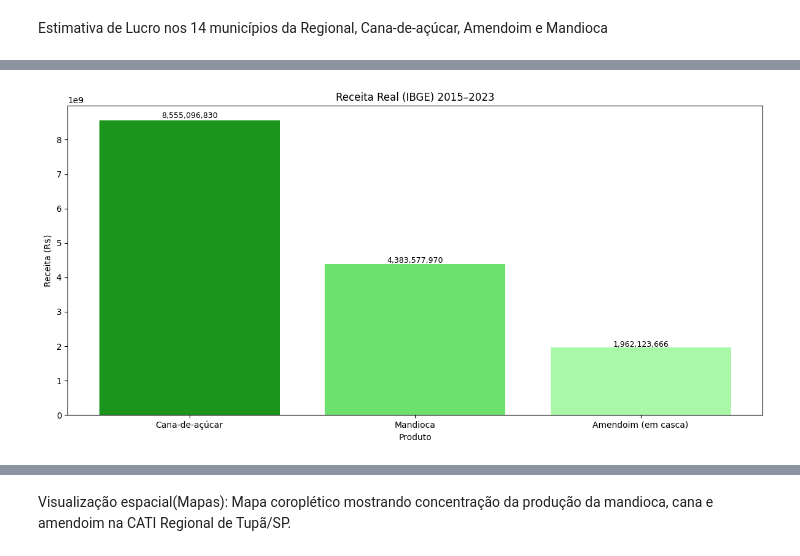
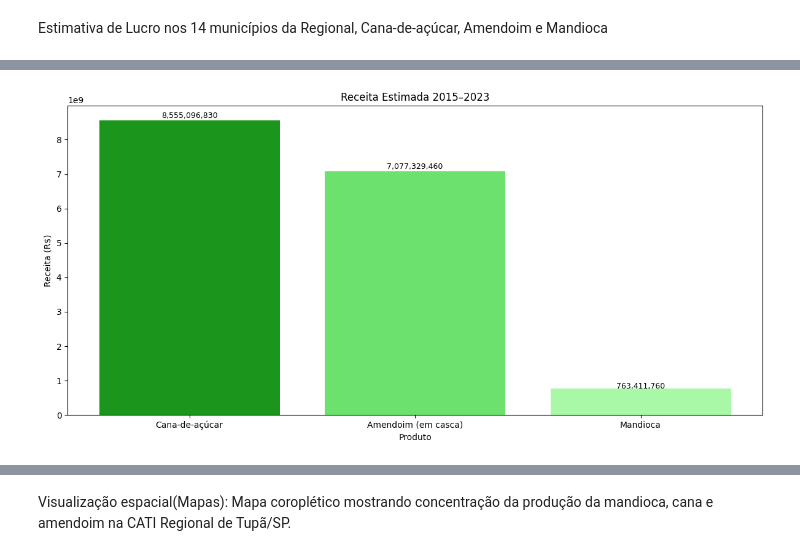
Before and after one commit to LuucasGabriel/PAM_IBGE, a Jupyter notebook: visualizando.ipynb, the cells around one changed output, grey strips where cells are left out. Cells and saved outputs as stored; diff of their text form; code cells hidden in the pictures.

```diff
--- a/visualizando.ipynb
+++ b/visualizando.ipynb
@@ -149,7 +191,7 @@ ax = prod_agrupados.head(10).plot(
     kind="bar",
     figsize=(12,6),
     color="#32CD32",
-    title="Top 10 produtos mais produzidos (temporárias e permanentes)"
+    title="Top 10 produtos mais produzidos de todos os Municípios (temporárias e permanentes)"
 )
 
 plt.ylabel("Quantidade Produzida")
@@ -209,23 +237,23 @@ Name: Valor, dtype: float64 A unidade de medida: Toneladas
 # %%
-#plotando o gráfico
 # Dados
 labels = top5["Município"]
 sizes = top5["Valor"]
 
 # Paleta de cores suaves
-colors = ["#006400", "#228B22", "#32CD32", "#00FF7F", "#90EE90"]  # tons pastel
+colors = ["#006400", "#228B22", "#32CD32", "#00FF7F", "#90EE90"]  # tons verdes suaves
 
-# Criar gráfico de pizza
-plt.figure(figsize=(8,8))
-plt.pie(
-    sizes,
-    labels=labels,
-    autopct="%1.1f%%", #calcula a porcentagem em relação ao total, o proprio Matplotlib soma tudo e faz a porcetagem
-    startangle=90,
-    colors=colors,
-    wedgeprops={"edgecolor": "white"}  # borda branca entre fatias
-)
-plt.title("Participação em % dos 5 Municípios que mais produzem Cana, Mandioca e Amendoim em Toneladas")
-plt.axis("equal")
+# Criar gráfico de barras
+plt.figure(figsize=(10,6))
+plt.bar(labels, sizes, color=colors, edgecolor="black")
+
+# Adicionar título e rótulos
+plt.title("Produção dos 5 Municípios que mais produzem Cana, Mandioca e Amendoim em Toneladas")
+plt.xlabel("Municípios")
+plt.ylabel("Produção (Toneladas)")
+
+# Mostrar valores acima das barras
+for i, v in enumerate(sizes):
+    plt.text(i, v + (max(sizes)*0.01), f"{v:,.0f}", ha="center", fontsize=9)
+
 plt.show()
 # %% [output]
@@ -339,7 +363,6 @@ plt.show()
 # %% [markdown]
 Estimativa de Lucro nos 14 municípios da Regional, Cana-de-açúcar, Amendoim e Mandioca
 # %%
-
 # Quantidade produzida (em toneladas)
 quantidades = prod_agrupados.iloc[:3]
 
@@ -347,18 +370,16 @@ quantidades = prod_agrupados.iloc[:3]
 valores_ibge = prod_agrupados2.iloc[:3]
 
 # Preço médio fixo definido ("Amendoim (em casca)","Cana-de-açúcar", "Mandioca") em (R$/t)
-precos_fixos = [2753, 170, 3629]
+precos_fixos = [9930, 170, 632]
 
 # Criar DataFrame
 df = pd.DataFrame({
-    "Produto": ["Amendoim (em casca)","Cana-de-açúcar", "Mandioca"],
+    "Produto": ["Amendoim (em casca)", "Cana-de-açúcar", "Mandioca"],
     "Quantidade_Produzida(t)": quantidades,
     "Valor_Producao_IBGE(R$)": valores_ibge,
-    "Preco_Medio_Fixo(R$/t)": precos_fixos
+    "Preco_Medio_Fixo(R$/t)": precos_fixos,
+
 })
-
-# Preço médio real calculado com base no PAM/IBGE
-df["Preco_Medio_Real(R$/t)"] = df["Valor_Producao_IBGE(R$)"] / df["Quantidade_Produzida(t)"]
 
 # Receita estimada com base no preço médio fixo
 df["Receita_Estimada(R$)"] = df["Quantidade_Produzida(t)"] * df["Preco_Medio_Fixo(R$/t)"]
@@ -373,25 +394,24 @@ df.head()
 # %%
-
 # Ordenar decrescente pela Receita Real (IBGE)
 df_sorted = df.sort_values(by="Receita_Estimada(R$)", ascending=False)
 
 # Dados
 produtos = df_sorted["Produto"]
 receita_real = df_sorted["Receita_Estimada(R$)"]
 
 plt.figure(figsize=(12,6))
 plt.bar(produtos, receita_real, color=["#1B951B","#6DE16D","#A8F8A8", ])
 
 # Títulos e rótulos
-plt.title("Receita Real (IBGE) 2015–2023")
+plt.title("Receita Estimada 2015–2023")
 plt.ylabel("Receita (R$)")
 plt.xlabel("Produto")
 
 # Colocar valores em cima das barras
 for i, v in enumerate(receita_real):
     plt.text(i, v + (v*0.01), f"{v:,.0f}", ha='center', fontsize=9)
 
 plt.tight_layout()
 plt.show()
 # %% [output]
-[figure, old version]
+[figure, new version]
```
Also changed, not shown: parts of 19 cells of this notebook, 1 other file.
